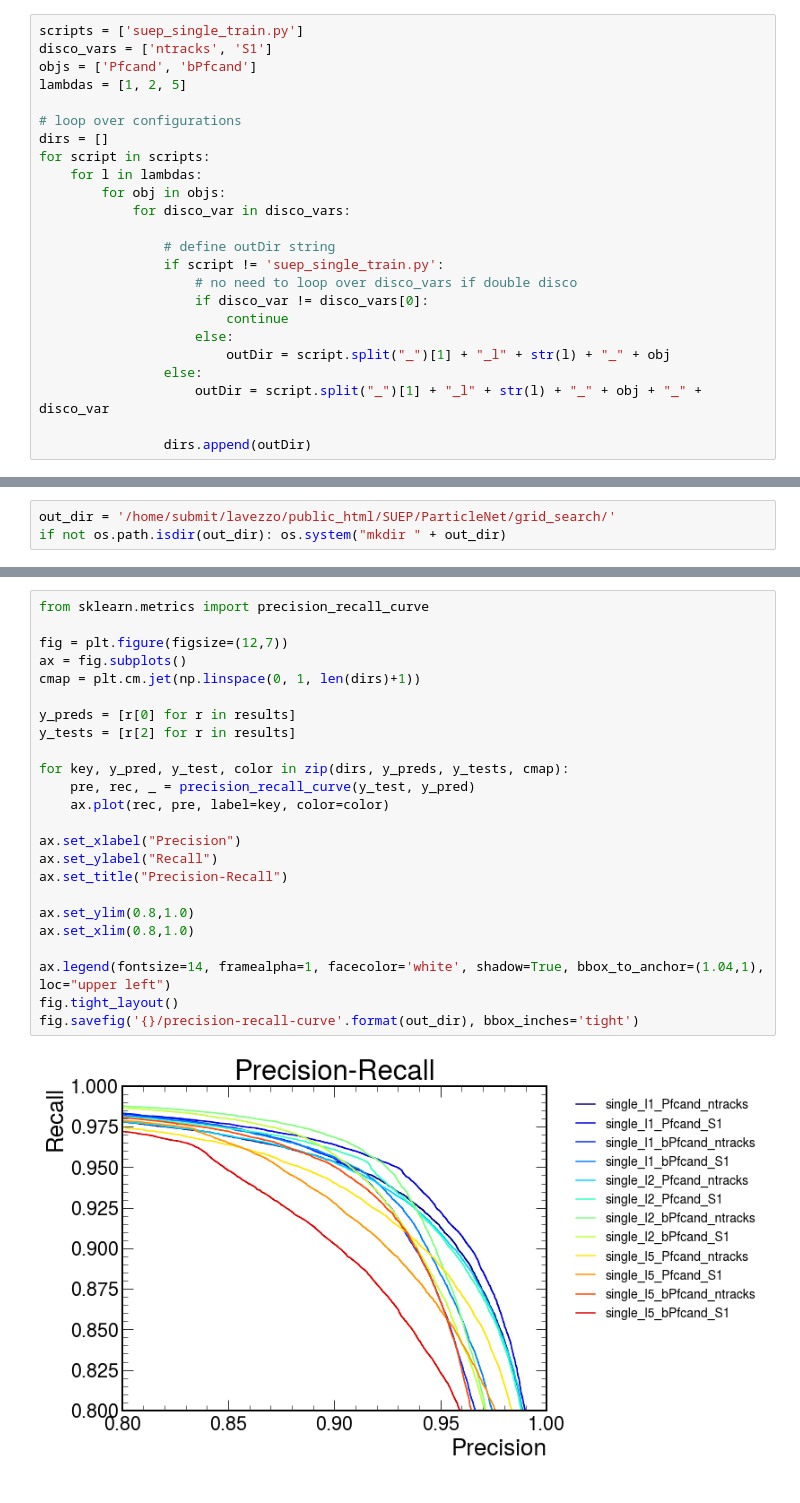
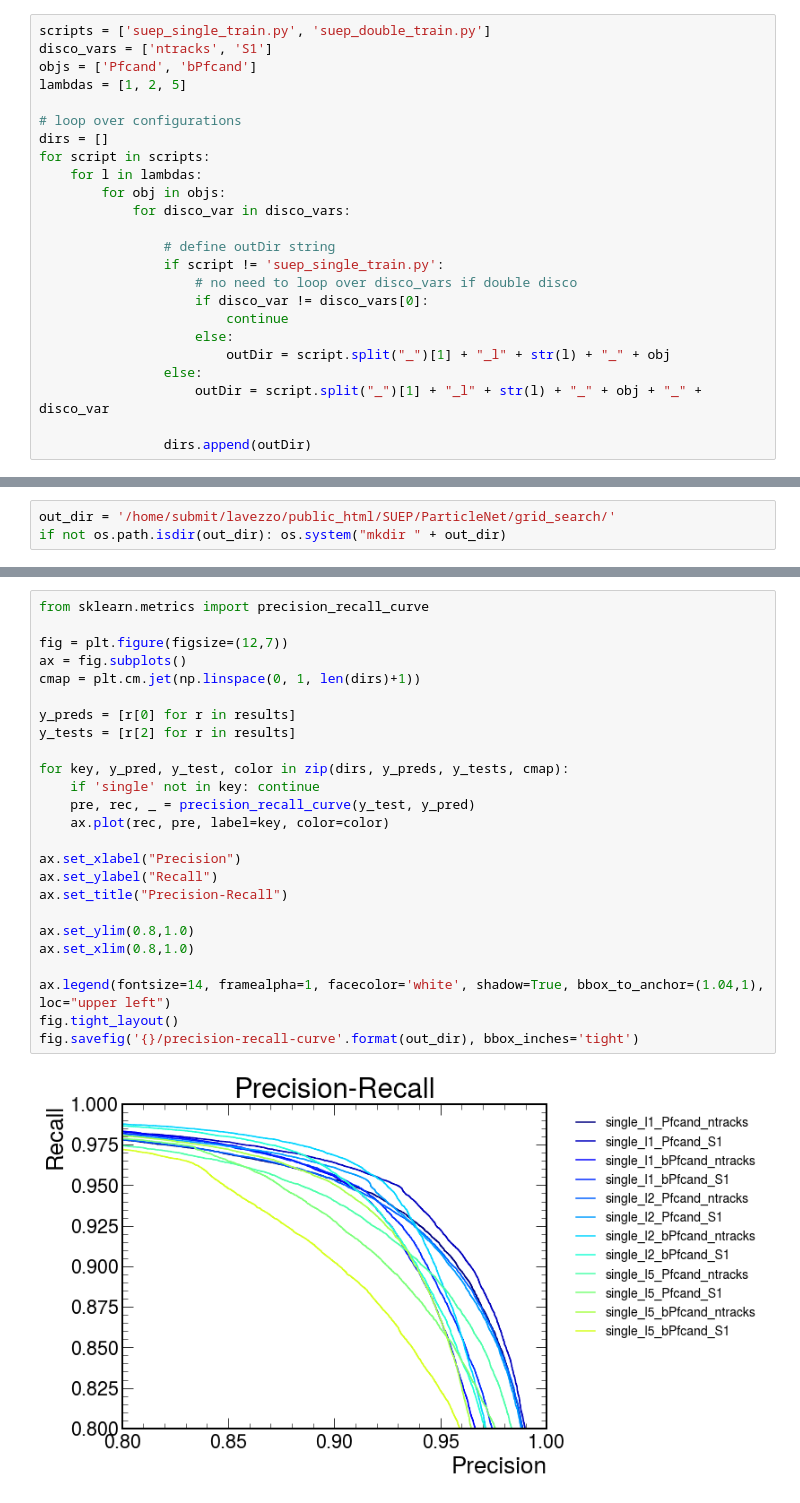
Before and after one commit to SUEPPhysics/deepjet-geometric, a Jupyter notebook: examples/grid_search_analysis.ipynb, the cells around one changed output, grey strips where cells are left out. Cells and saved outputs as stored; diff of their text form.

```diff
--- a/examples/grid_search_analysis.ipynb
+++ b/examples/grid_search_analysis.ipynb
@@ -9,7 +9,7 @@ import hist
 hep.style.use("CMS")
 mpl.rcParams['figure.facecolor'] = 'white'
 # %%
-scripts = ['suep_single_train.py']
+scripts = ['suep_single_train.py', 'suep_double_train.py']
 disco_vars = ['ntracks', 'S1']
 objs = ['Pfcand', 'bPfcand']
 lambdas = [1, 2, 5]
@@ -42,29 +63,30 @@ if not os.path.isdir(out_dir): os.system("mkdir " + out_dir)
 # %%
 from sklearn.metrics import precision_recall_curve
 
 fig = plt.figure(figsize=(12,7))
 ax = fig.subplots()
 cmap = plt.cm.jet(np.linspace(0, 1, len(dirs)+1))
 
 y_preds = [r[0] for r in results]
 y_tests = [r[2] for r in results]
 
 for key, y_pred, y_test, color in zip(dirs, y_preds, y_tests, cmap):
+    if 'single' not in key: continue
     pre, rec, _ = precision_recall_curve(y_test, y_pred)
     ax.plot(rec, pre, label=key, color=color)
 
 ax.set_xlabel("Precision")
 ax.set_ylabel("Recall")
 ax.set_title("Precision-Recall")
 
 ax.set_ylim(0.8,1.0)
 ax.set_xlim(0.8,1.0)
 
 ax.legend(fontsize=14, framealpha=1, facecolor='white', shadow=True, bbox_to_anchor=(1.04,1), loc="upper left")
 fig.tight_layout()
 fig.savefig('{}/precision-recall-curve'.format(out_dir), bbox_inches='tight')
 # %% [output]
-[figure, old version]
+[figure, new version]
 # %%
 from sklearn.metrics import roc_curve, auc
 
```
Also changed, not shown: parts of 10 cells of this notebook.
